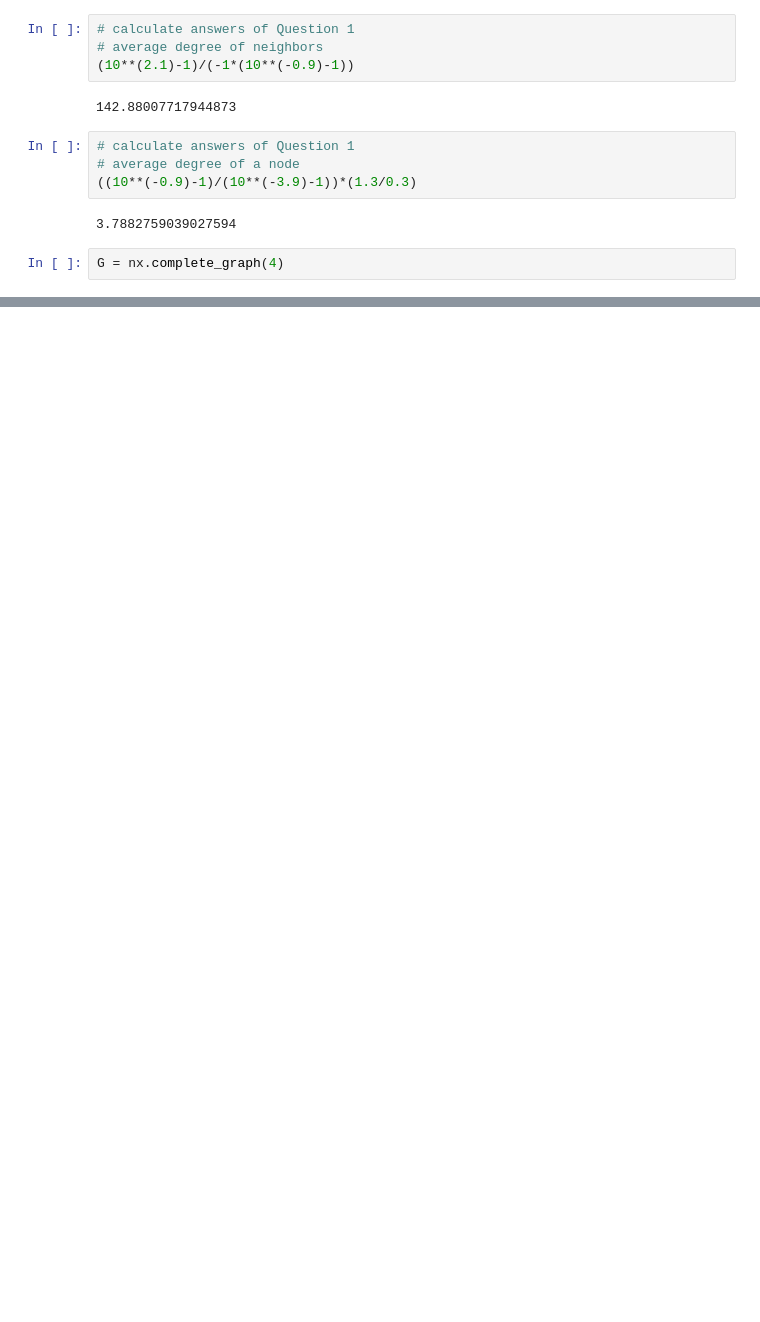
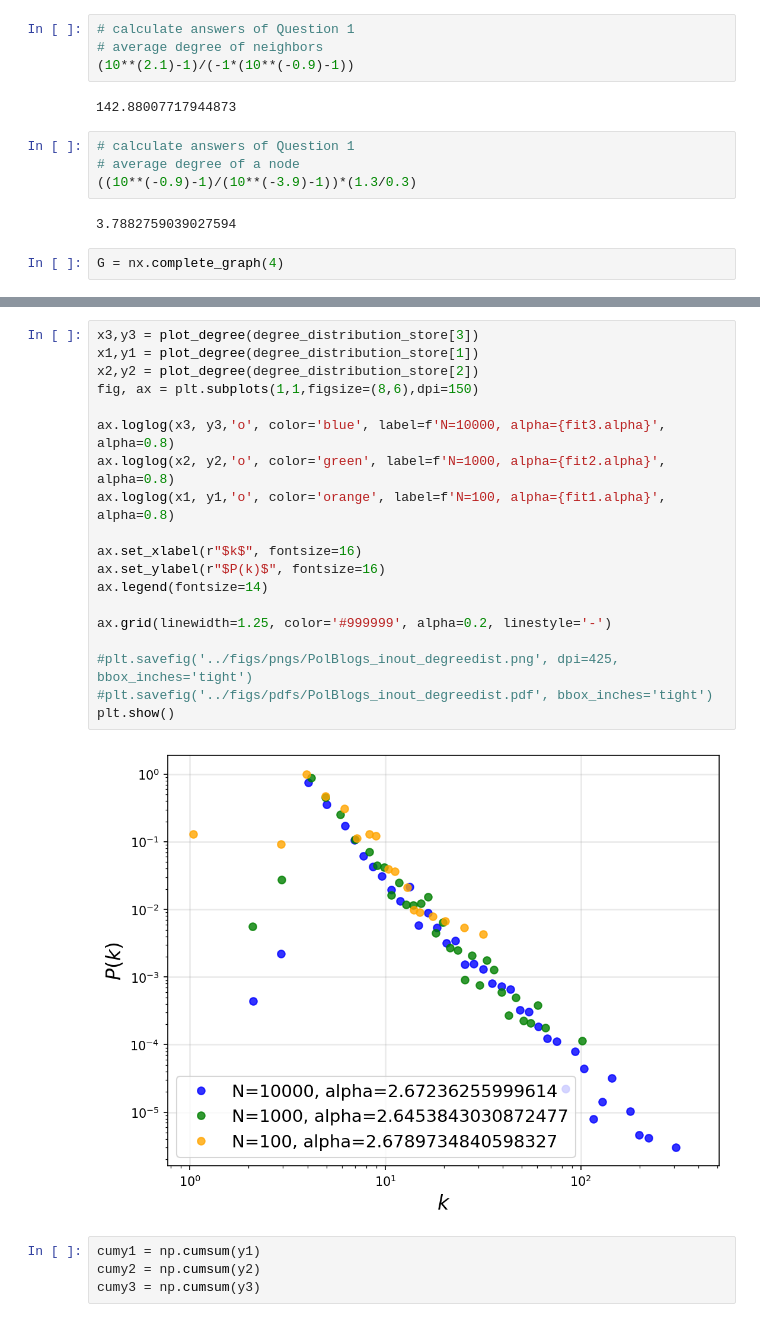
Before and after one commit to ldr7/Network-Science, a Jupyter notebook: homework2.ipynb, the cells around one changed output, grey strips where cells are left out. Cells and saved outputs as stored; diff of their text form; blank space fills up the shorter version.

```diff
--- a/homework2.ipynb
+++ b/homework2.ipynb
@@ -43,0 +197,25 @@ def run_experiment(No, N, m):
+# %%
+x3,y3 = plot_degree(degree_distribution_store[3])
+x1,y1 = plot_degree(degree_distribution_store[1])
+x2,y2 = plot_degree(degree_distribution_store[2])
+fig, ax = plt.subplots(1,1,figsize=(8,6),dpi=150)
+
+ax.loglog(x3, y3,'o', color='blue', label=f'N=10000, alpha={fit3.alpha}', alpha=0.8)
+ax.loglog(x2, y2,'o', color='green', label=f'N=1000, alpha={fit2.alpha}', alpha=0.8)
+ax.loglog(x1, y1,'o', color='orange', label=f'N=100, alpha={fit1.alpha}', alpha=0.8)
+
+ax.set_xlabel(r"$k$", fontsize=16)
+ax.set_ylabel(r"$P(k)$", fontsize=16)
+ax.legend(fontsize=14)
+
+ax.grid(linewidth=1.25, color='#999999', alpha=0.2, linestyle='-')
+
+#plt.savefig('../figs/pngs/PolBlogs_inout_degreedist.png', dpi=425, bbox_inches='tight')
+#plt.savefig('../figs/pdfs/PolBlogs_inout_degreedist.pdf', bbox_inches='tight')
+plt.show()
+# %% [output]
+[figure, added]
+# %%
+cumy1 = np.cumsum(y1)
+cumy2 = np.cumsum(y2)
+cumy3 = np.cumsum(y3)
```
Also changed, not shown: parts of 21 cells of this notebook.
